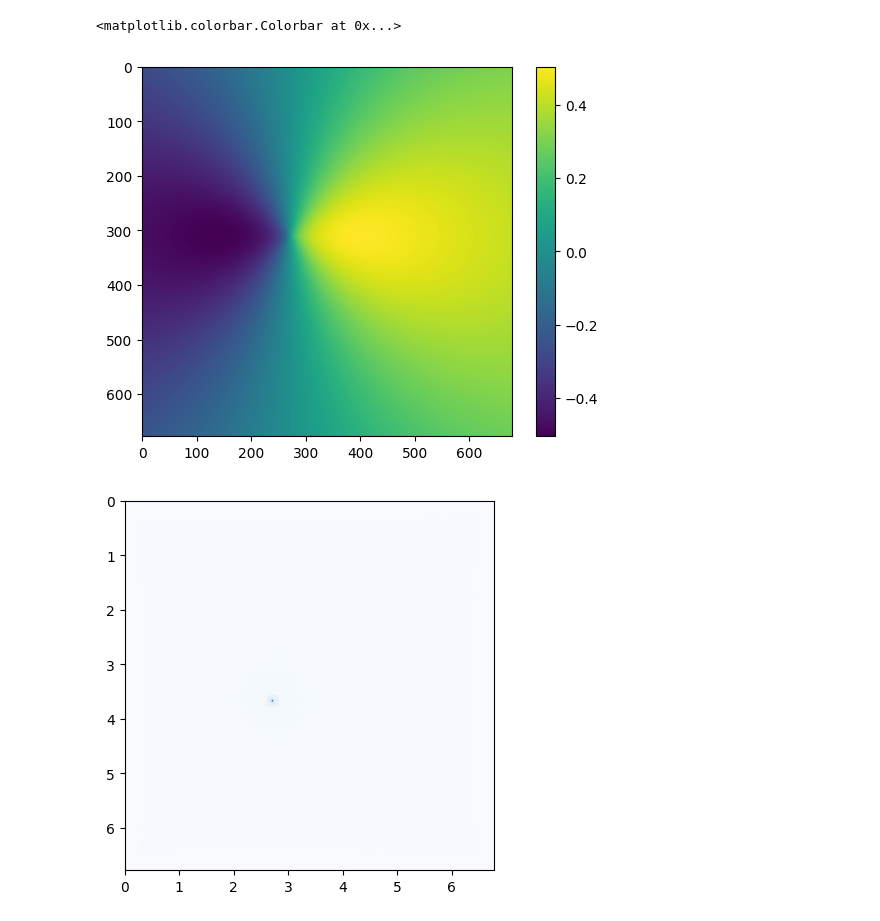
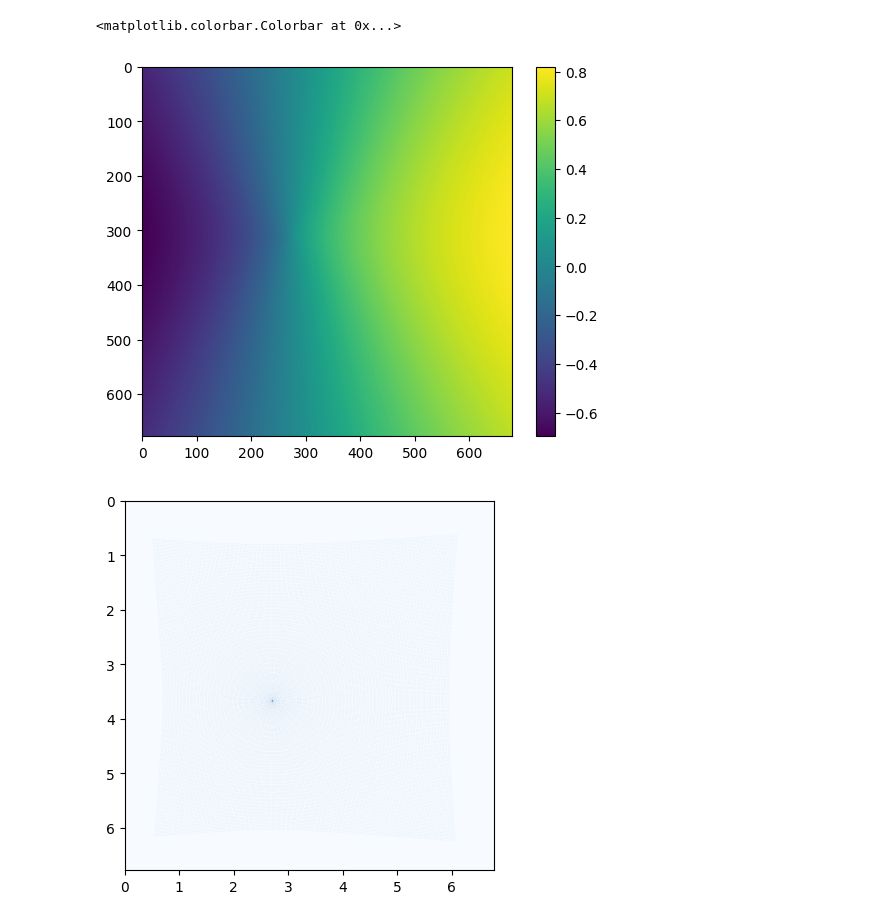
Before and after one commit to diceandcats/SURE-GW-lensing-cont, a Jupyter notebook: Real stuffs/verify_sis.ipynb, the cells around one changed output. Saved outputs shown, nothing was run; the diff lists cells and outputs as text; code cells hidden in the pictures.

```diff
--- a/Real stuffs/verify_sis.ipynb
+++ b/Real stuffs/verify_sis.ipynb
@@ -11,8 +11,6 @@ from clusterlensing import ClusterLensing
 from astropy.cosmology import FlatLambdaCDM
 import pandas as pd
 # %%
-# use sie lens with similar values to verify the correctness of the model
-
 #checking the vaildity of the source plane map
 
 import matplotlib.pyplot as plt
@@ -25,7 +23,7 @@ lensModel = LensModel(lens_model_list=lens_model_list)
 # define parameter values of lens models #
 theta_E = 100                 #in pixel
 len_coord = (270, 310)        #in pixel
-kwargs_sie = {'Rs': 1/0.01, 'alpha_Rs': .5/0.01, 'center_x': len_coord[0], 'center_y': len_coord[1]}
+kwargs_sie = {'Rs': 10/0.01, 'alpha_Rs': 1/0.01, 'center_x': len_coord[0], 'center_y': len_coord[1]}
 kwargs_lens = [kwargs_sie]
 
 # image plane coordinate #
@@ -35,34 +33,34 @@ x_grid, y_grid = np.meshgrid(np.linspace(0, size-1, size), np.linspace(0, size-1
 
 # Flatten the grid for calculations
 x_flat = x_grid.flatten()
 y_flat = y_grid.flatten()
 
 # Calculate convergence (kappa)
 kappa = lensModel.kappa(x_flat, y_flat, kwargs_lens)
 
 # Reshape back to 2D grid
 #kappa_2d = kappa.reshape(x_grid.shape)
 
 # ray-tracing to the source plane
 
 alpha_x, alpha_y = lensModel.alpha(x_flat, y_flat, kwargs_lens)
 # make beta_x and beta_y 2d
 
 alpha_x_2d = alpha_x.reshape(x_grid.shape)
 alpha_y_2d = alpha_y.reshape(x_grid.shape)
 
 psi = lensModel.potential(x_flat, y_flat, kwargs_lens)
 psi = psi.reshape(x_grid.shape)
 psi_arcsec = psi * pixscale**2
 
 alpha_x_arcsec = alpha_x_2d * pixscale
 alpha_y_arcsec = alpha_y_2d * pixscale
 
 plt.imshow(alpha_x_arcsec)   #assume this is in arcsec
 plt.colorbar()
 # %% [output]
 <matplotlib.colorbar.Colorbar at 0x...>
-[figure, old version]
+[figure, new version]
 # %%
 # illustrate the casutic
 array_test = np.zeros([678,678])
```
Also changed, not shown: parts of 3 cells of this notebook.
